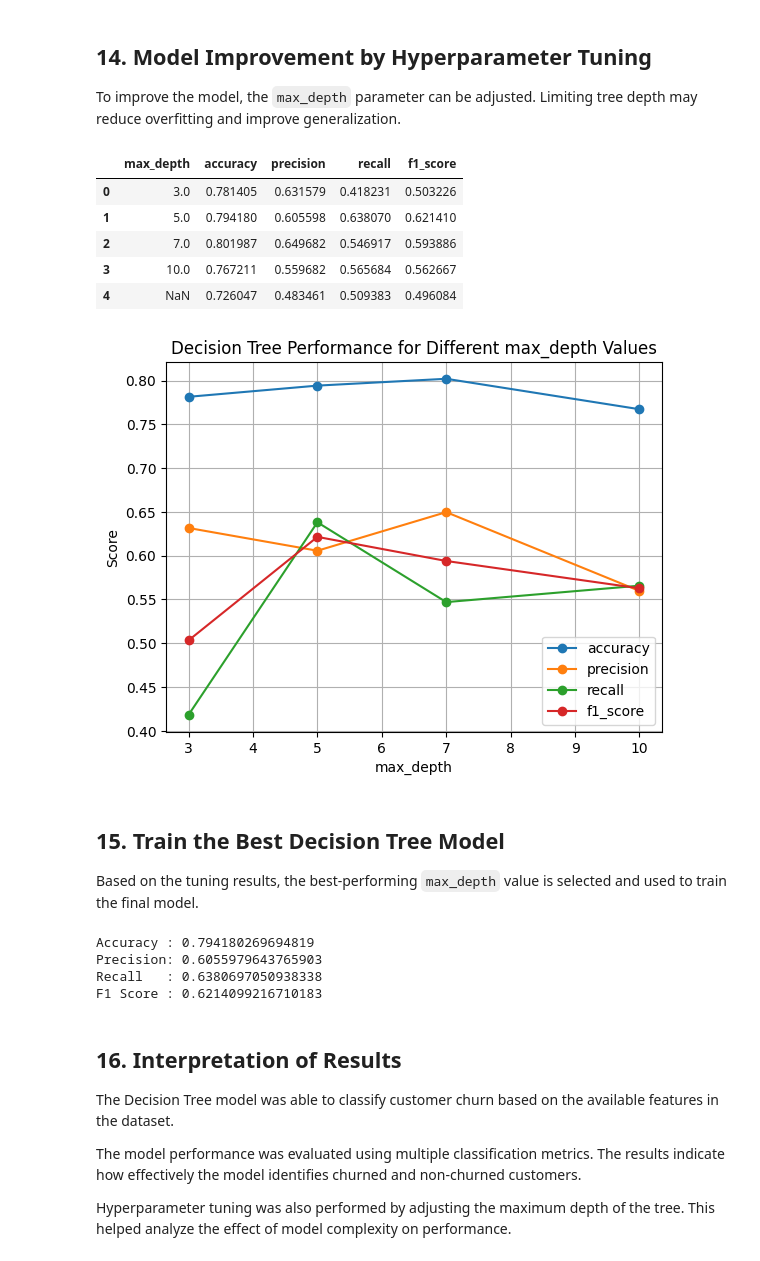
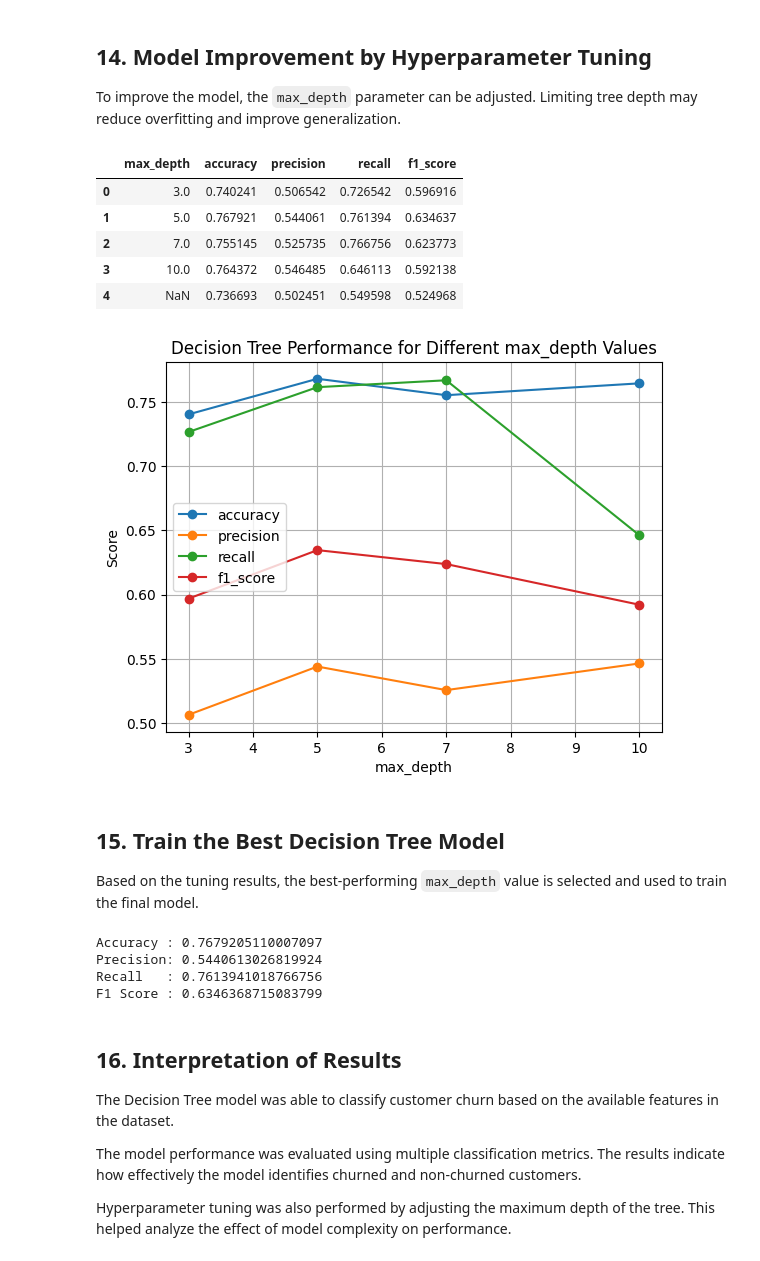
Before and after one commit to Sarith-Samarakoon/ML-Assignment, a Jupyter notebook: notebooks/decision_tree.ipynb, the cells around one changed output. Cells and saved outputs as stored; diff of their text form; code cells hidden in the pictures.

```diff
--- a/notebooks/decision_tree.ipynb
+++ b/notebooks/decision_tree.ipynb
@@ -253,3 +253,12 @@ scaler = StandardScaler()
 
 X_train_scaled = scaler.fit_transform(X_train)
 X_test_scaled = scaler.transform(X_test)
+# %%
+from imblearn.over_sampling import SMOTE
+
+smote = SMOTE(random_state=42)
+
+X_train_smote, y_train_smote = smote.fit_resample(X_train_scaled, y_train)
+
+print("Before SMOTE:", y_train.value_counts())
+print("After SMOTE:", pd.Series(y_train_smote).value_counts())
@@ -259,7 +277,7 @@ X_test_scaled = scaler.transform(X_test)
 A Decision Tree classifier is trained using the training dataset. The `random_state` parameter is used to ensure reproducibility.
 # %%
 dt_model = DecisionTreeClassifier(random_state=42)
-dt_model.fit(X_train_scaled, y_train)
+dt_model.fit(X_train_smote, y_train_smote)
 # %% [output]
 DecisionTreeClassifier(random_state=42)
 # %% [markdown]
@@ -341,29 +359,29 @@ To improve the model, the `max_depth` parameter can be adjusted. Limiting tree d
 # %%
 depths = [3, 5, 7, 10, None]
 results = []
 
 for depth in depths:
     model = DecisionTreeClassifier(max_depth=depth, random_state=42)
-    model.fit(X_train_scaled, y_train)
+    model.fit(X_train_smote, y_train_smote)
     pred = model.predict(X_test_scaled)
 
     results.append({
         "max_depth": depth,
         "accuracy": accuracy_score(y_test, pred),
         "precision": precision_score(y_test, pred),
         "recall": recall_score(y_test, pred),
         "f1_score": f1_score(y_test, pred)
     })
 
 results_df = pd.DataFrame(results)
 results_df
 # %% [output]
 |  | max_depth | accuracy | precision | recall | f1_score |
-| 0 | 3.0 | 0.781405 | 0.631579 | 0.418231 | 0.503226 |
-| 1 | 5.0 | 0.794180 | 0.605598 | 0.638070 | 0.621410 |
-| 2 | 7.0 | 0.801987 | 0.649682 | 0.546917 | 0.593886 |
-| 3 | 10.0 | 0.767211 | 0.559682 | 0.565684 | 0.562667 |
-| 4 | NaN | 0.726047 | 0.483461 | 0.509383 | 0.496084 |
+| 0 | 3.0 | 0.740241 | 0.506542 | 0.726542 | 0.596916 |
+| 1 | 5.0 | 0.767921 | 0.544061 | 0.761394 | 0.634637 |
+| 2 | 7.0 | 0.755145 | 0.525735 | 0.766756 | 0.623773 |
+| 3 | 10.0 | 0.764372 | 0.546485 | 0.646113 | 0.592138 |
+| 4 | NaN | 0.736693 | 0.502451 | 0.549598 | 0.524968 |
 # %%
 results_df.plot(x='max_depth', y=['accuracy', 'precision', 'recall', 'f1_score'], marker='o')
 plt.title("Decision Tree Performance for Different max_depth Values")
@@ -371,14 +389,14 @@ plt.ylabel("Score")
 plt.grid(True)
 plt.show()
 # %% [output]
-[figure, old version]
+[figure, new version]
 # %% [markdown]
 ## 15. Train the Best Decision Tree Model
 
 Based on the tuning results, the best-performing `max_depth` value is selected and used to train the final model.
 # %%
 best_dt_model = DecisionTreeClassifier(max_depth=5, random_state=42)
-best_dt_model.fit(X_train_scaled, y_train)
+best_dt_model.fit(X_train_smote, y_train_smote)
 
 best_y_pred = best_dt_model.predict(X_test_scaled)
 
@@ -387,10 +405,10 @@ print("Precision:", precision_score(y_test, best_y_pred))
 print("Recall   :", recall_score(y_test, best_y_pred))
 print("F1 Score :", f1_score(y_test, best_y_pred))
 # %% [output]
-Accuracy : 0.794180269694819
-Precision: 0.6055979643765903
-Recall   : 0.6380697050938338
-F1 Score : 0.6214099216710183
+Accuracy : 0.7679205110007097
+Precision: 0.5440613026819924
+Recall   : 0.7613941018766756
+F1 Score : 0.6346368715083799
 # %% [markdown]
 ## 16. Interpretation of Results
 
```
Also changed, not shown: parts of 7 cells of this notebook.
